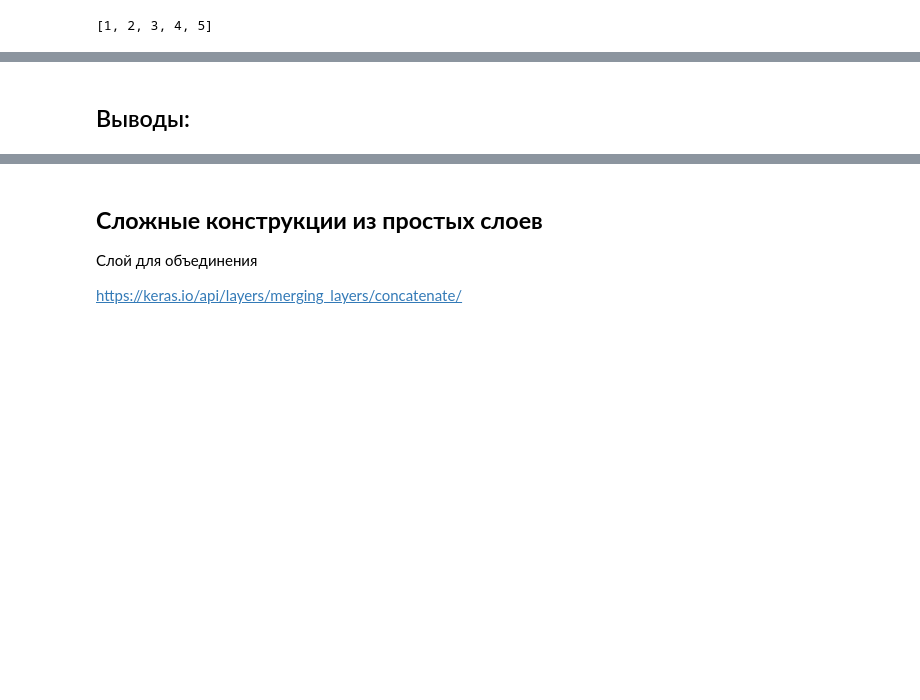
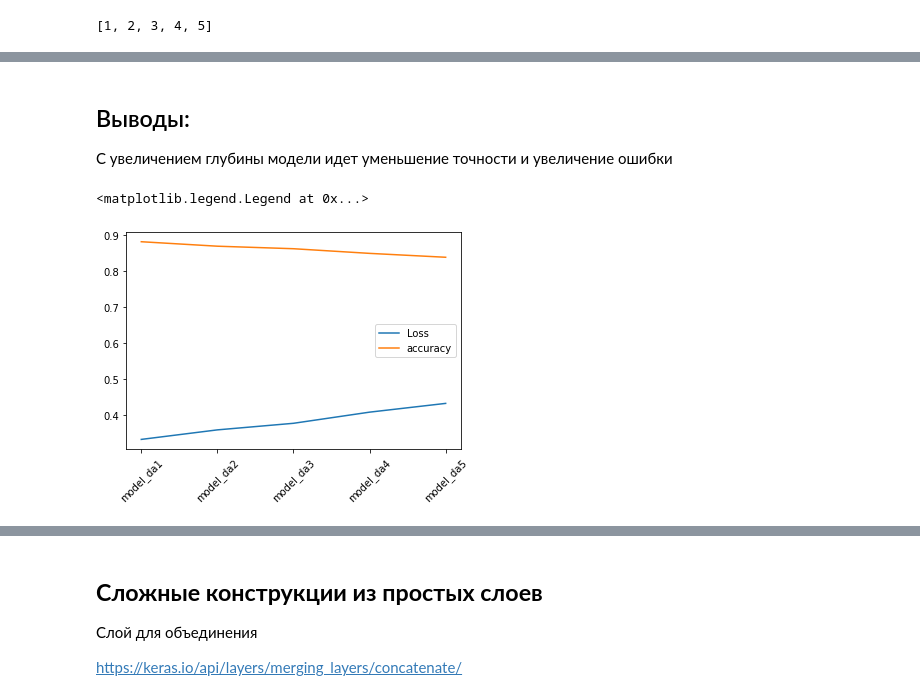
Before and after one commit to OlegRev/Introduction_to_neural_networks, a Jupyter notebook: intro_neural_network_task4.ipynb, the cells around one changed output, grey strips where cells are left out. Drawn from its saved outputs; the diff is of its cells as text; code cells hidden in the pictures; blank space fills up the shorter version.

```diff
--- a/intro_neural_network_task4.ipynb
+++ b/intro_neural_network_task4.ipynb
@@ -234,2 +253,0 @@ KeyboardInterrupt:
-# %% [markdown]
-## Выводы:
@@ -240,3 +254,14 @@ models_df.to_csv('./models_df.csv')
+# %% [markdown]
+## Выводы:
+С увеличением глубины модели идет уменьшение точности и увеличение ошибки
+# %%
+plt.plot(models_df['model_names'][5:], models_df['model_loss'][5:], label='Loss')
+plt.plot(models_df['model_names'][5:], models_df['model_accuracy'][5:], label = 'accuracy')
+plt.xticks(rotation=45)
+plt.legend()
+# %% [output]
+<matplotlib.legend.Legend at 0x...>
+[figure, added]
 # %%
 models_df
 # %% [output]
```
Also changed, not shown: parts of 19 cells of this notebook.
